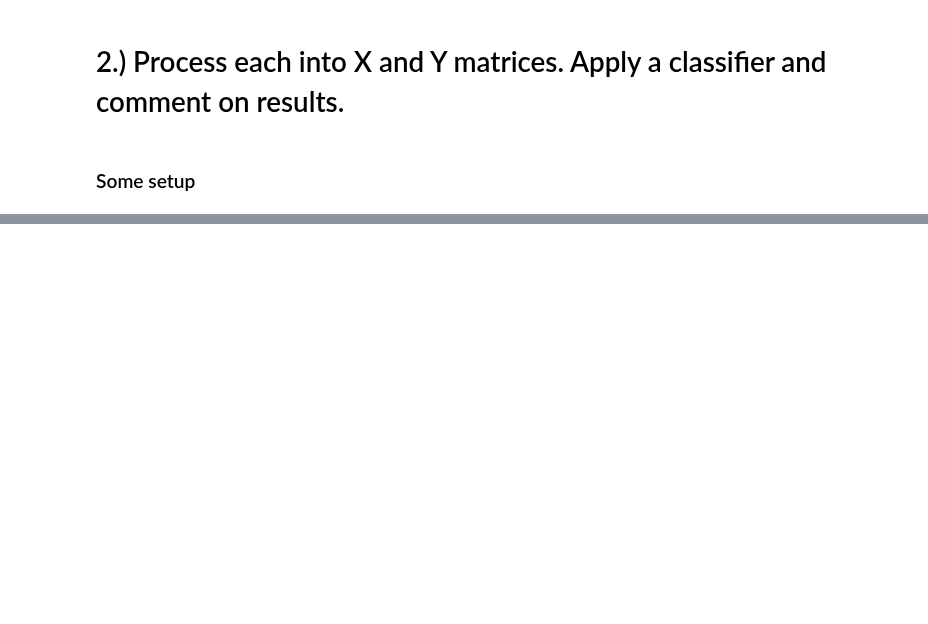
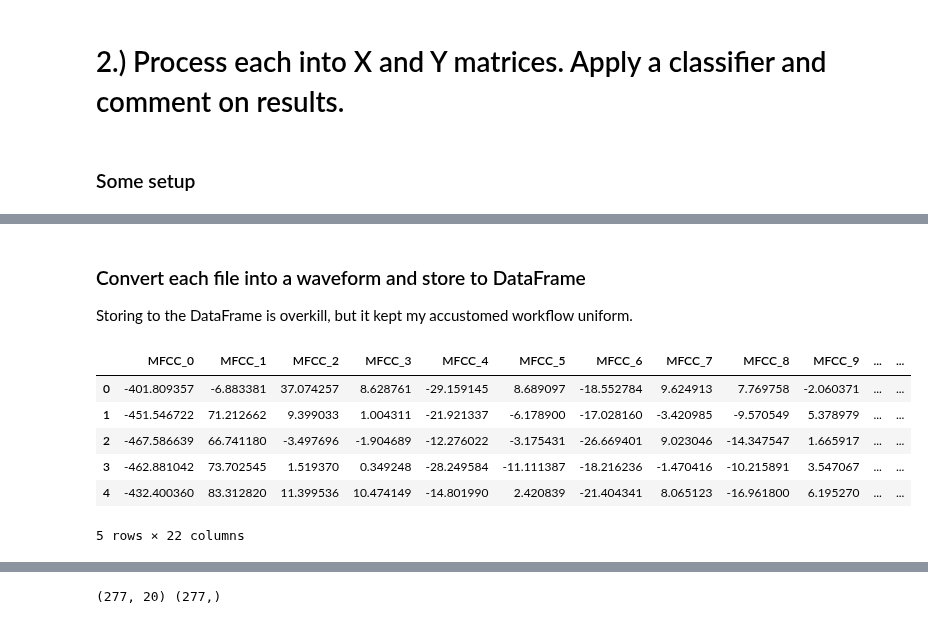
Before and after one commit to WillMc93/EN.705.601, a Jupyter notebook: McElhenney-Assign13.ipynb, the cells around one changed output, grey strips where cells are left out. Saved outputs shown, nothing was run; the diff lists cells and outputs as text; code cells hidden in the pictures; blank space fills up the shorter version.

```diff
--- a/McElhenney-Assign13.ipynb
+++ b/McElhenney-Assign13.ipynb
@@ -46,7 +53,7 @@ SAMPLING_FRQ = 2000
 BINS = 20
 
 # Process the first cat file
-x, fs = librosa.load(pet_sounds['cat'][0], sr=SAMPLING_FRQ)
+x, fs = librosa.load(base_path + pet_sounds['cat'][0], sr=SAMPLING_FRQ)
 mfccs = librosa.feature.mfcc(x, sr=fs, n_mfcc=BINS)
 librosa.display.specshow(mfccs, sr=fs, x_axis='time')
 # %% [output]
@@ -86,18 +92,0 @@ Wall time: 19.3 s
-# %%
-"""# determine max length
-max_len = 0
-for wf, _ in get_pet():
-    max_len = len(wf) if len(wf) > max_len else max_len
-
-# pad to max length
-ext_pet_sounds = {'cat': [], 'dog': []}
-for wf, pet in get_pet():
-
-    if len(wf) < max_len:
-        padding = max_len - len(wf)
-        wf = np.pad(wf, (0, padding))
-
-    ext_pet_sounds[pet].append(wf)
-
-# save changes
-pet_sounds = ext_pet_sounds"""
@@ -177,0 +93,40 @@ print(Y.shape)
+# %% [markdown]
+### Convert each file into a waveform and store to DataFrame
+
+Storing to the DataFrame is overkill, but it kept my accustomed workflow uniform.
+# %%
+%%time
+# Setup dict for conversion to dataframe
+mfcc_dict = {}
+
+for i in range(0, BINS):
+    mfcc_dict[f'MFCC_{i}'] = []
+
+mfcc_dict['class'] = []
+mfcc_dict['file'] = []
+
+# Begin processing
+for file, pet in get_pet():
+    # Load waveform and then MFCCs
+    wf, sr = librosa.load(route(file), sr=SAMPLING_FRQ)
+    mfccs = librosa.feature.mfcc(wf, sr=sr, n_mfcc=BINS,  n_fft=FFT)
+
+    # Add the mfccs values to the dict
+    for i in range(len(mfccs)):
+        mfcc_dict[f'MFCC_{i}'] += list(mfccs[i])
+
+    # Add the class and file data to the dict
+    mfcc_dict['class'] += [pet] * len(mfccs[0])
+    mfcc_dict['file'] += [file] * len(mfccs[0])
+
+# Create df
+ps_df = pd.DataFrame(mfcc_dict)
+display(ps_df.head())
+# %% [output]
+|  | MFCC_0 | MFCC_1 | MFCC_2 | MFCC_3 | MFCC_4 | MFCC_5 | MFCC_6 | MFCC_7 | MFCC_8 | MFCC_9 | ... | ... |
+| 0 | -401.809357 | -6.883381 | 37.074257 | 8.628761 | -29.159145 | 8.689097 | -18.552784 | 9.624913 | 7.769758 | -2.060371 | ... | ... |
+| 1 | -451.546722 | 71.212662 | 9.399033 | 1.004311 | -21.921337 | -6.178900 | -17.028160 | -3.420985 | -9.570549 | 5.378979 | ... | ... |
+| 2 | -467.586639 | 66.741180 | -3.497696 | -1.904689 | -12.276022 | -3.175431 | -26.669401 | 9.023046 | -14.347547 | 1.665917 | ... | ... |
+| 3 | -462.881042 | 73.702545 | 1.519370 | 0.349248 | -28.249584 | -11.111387 | -18.216236 | -1.470416 | -10.215891 | 3.547067 | ... | ... |
+| 4 | -432.400360 | 83.312820 | 11.399536 | 10.474149 | -14.801990 | 2.420839 | -21.404341 | 8.065123 | -16.961800 | 6.195270 | ... | ... |
+5 rows × 22 columns
@@ -177,0 +134,17 @@ print(Y.shape)
+# %%
+# Split the data into X and Y
+def split(df):
+    X_filter = [col for col in df.columns if col not in ['file', 'class']]
+    X = df.loc[:, X_filter].values
+
+    Y_binarize = lambda pet: 0 if pet == 'cat' else 1
+    Y = df.loc[:, 'class']
+    Y = Y.apply(Y_binarize)
+    Y = Y.values
+
+    return X, Y
+
+X, Y = split(ps_df)
+print(X.shape, Y.shape)
+# %% [output]
+(277, 20) (277,)
```
Also changed, not shown: parts of 24 cells of this notebook.
